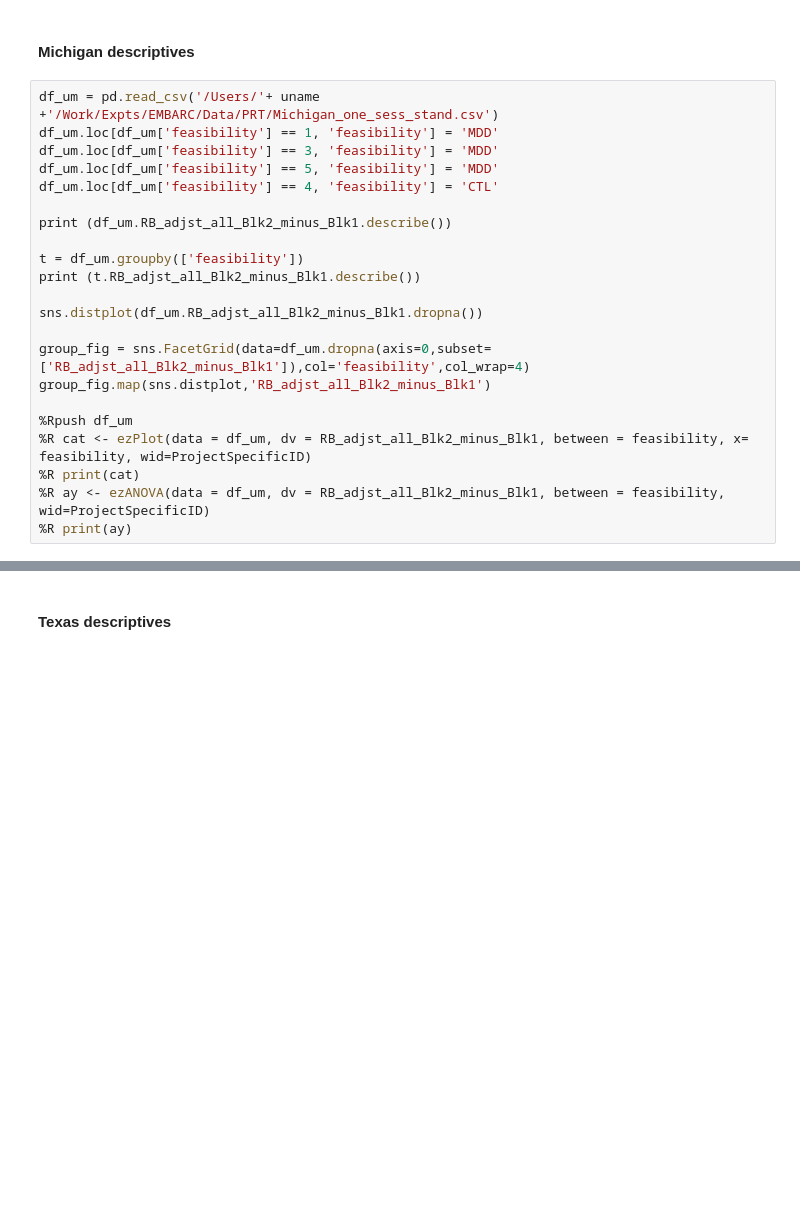
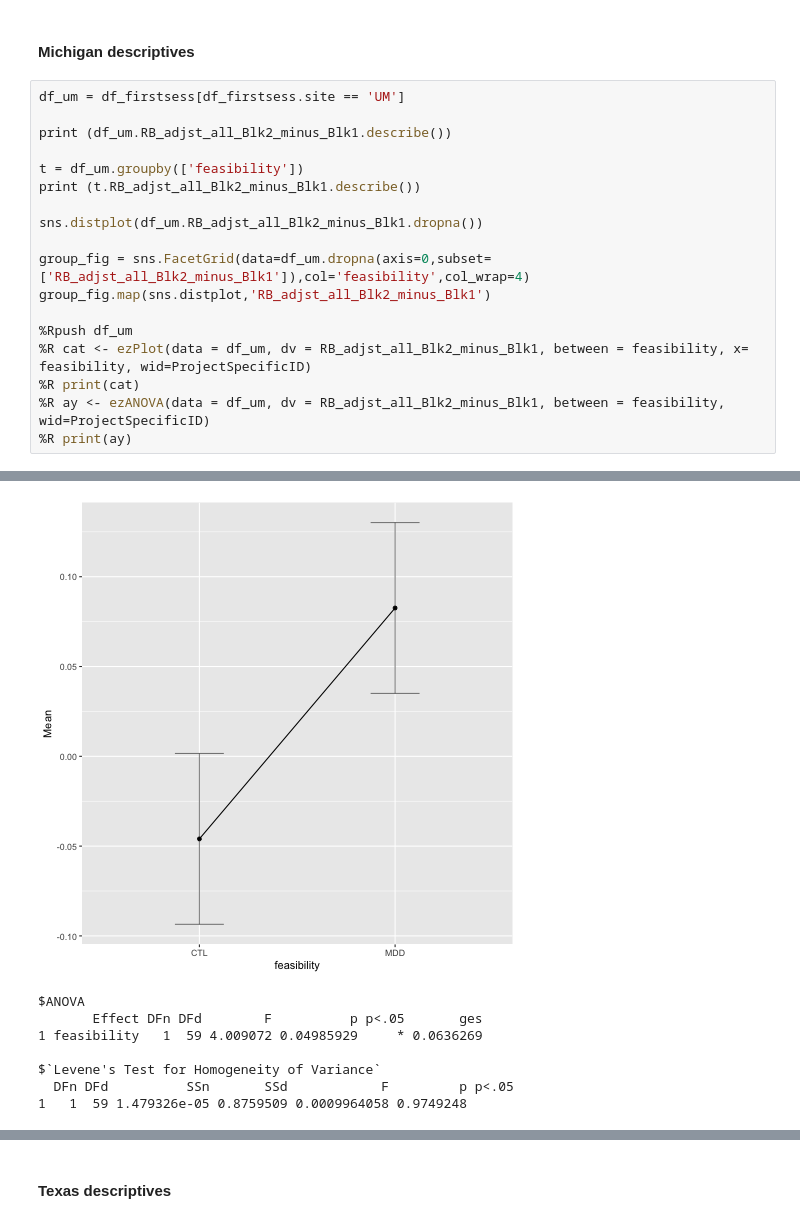
Before and after one commit to vlawlor/EMBARC-PRT, a Jupyter notebook: PRT_Prettier.ipynb, the cells around one changed output, grey strips where cells are left out. Cells and saved outputs as stored; diff of their text form; blank space fills up the shorter version.

```diff
--- a/PRT_Prettier.ipynb
+++ b/PRT_Prettier.ipynb
@@ -475,11 +543,7 @@ group_fig.map(sns.distplot,'RB_adjst_all_Blk2_minus_Blk1')
 # %% [markdown]
 #### Michigan descriptives
 # %%
-df_um = pd.read_csv('/Users/'+ uname +'/Work/Expts/EMBARC/Data/PRT/Michigan_one_sess_stand.csv')
-df_um.loc[df_um['feasibility'] == 1, 'feasibility'] = 'MDD'
-df_um.loc[df_um['feasibility'] == 3, 'feasibility'] = 'MDD'
-df_um.loc[df_um['feasibility'] == 5, 'feasibility'] = 'MDD'
-df_um.loc[df_um['feasibility'] == 4, 'feasibility'] = 'CTL'
+df_um = df_firstsess[df_firstsess.site == 'UM']
 
 print (df_um.RB_adjst_all_Blk2_minus_Blk1.describe())
 
@@ -496,3 +560,4 @@ group_fig.map(sns.distplot,'RB_adjst_all_Blk2_minus_Blk1')
 %R print(cat)
 %R ay <- ezANOVA(data = df_um, dv = RB_adjst_all_Blk2_minus_Blk1, between = feasibility, wid=ProjectSpecificID)
 %R print(ay)
+# %% [output]
@@ -498,0 +582,8 @@ group_fig.map(sns.distplot,'RB_adjst_all_Blk2_minus_Blk1')
+[figure, added]
+$ANOVA
+       Effect DFn DFd        F          p p<.05       ges
+1 feasibility   1  59 4.009072 0.04985929     * 0.0636269
+
+$`Levene's Test for Homogeneity of Variance`
+  DFn DFd          SSn       SSd            F         p p<.05
+1   1  59 1.479326e-05 0.8759509 0.0009964058 0.9749248
```
Also changed, not shown: parts of 17 cells of this notebook.
